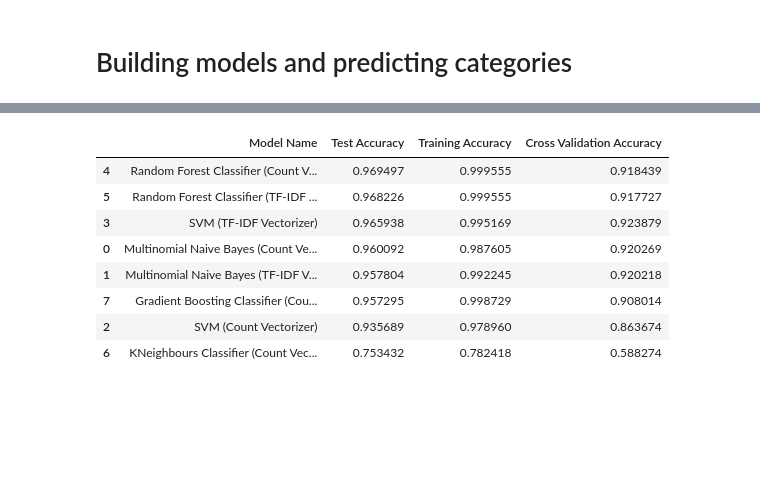
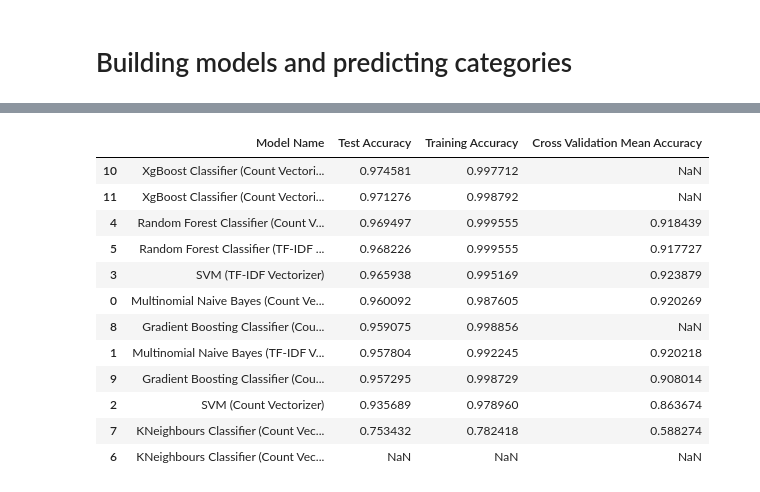
Before and after one commit to kushagra219/NLP-Category-Predictions-Task, a Jupyter notebook: Exploratory-Data-Analysis.ipynb, the cells around one changed output, grey strips where cells are left out. Saved outputs shown, nothing was run; the diff lists cells and outputs as text; code cells hidden in the pictures; blank space fills up the shorter version.

Commit message:
xg boost predictions addded and other minor changes

```diff
--- a/Exploratory-Data-Analysis.ipynb
+++ b/Exploratory-Data-Analysis.ipynb
@@ -566,16 +597,20 @@ print(y_test.shape)
 # %%
-df_results = pd.read_excel('models_accuracy.xlsx')
+df_results = pd.read_excel('models-accuracy.xlsx')
 
 df_results = df_results.sort_values(by=["Test Accuracy"], ascending = False)
 
 display(df_results)
 # %% [output]
-|  | Model Name | Test Accuracy | Training Accuracy | Cross Validation Accuracy |
+|  | Model Name | Test Accuracy | Training Accuracy | Cross Validation Mean Accuracy |
+| 10 | XgBoost Classifier (Count Vectori... | 0.974581 | 0.997712 | NaN |
+| 11 | XgBoost Classifier (Count Vectori... | 0.971276 | 0.998792 | NaN |
 | 4 | Random Forest Classifier (Count V... | 0.969497 | 0.999555 | 0.918439 |
 | 5 | Random Forest Classifier (TF-IDF ... | 0.968226 | 0.999555 | 0.917727 |
 | 3 | SVM (TF-IDF Vectorizer) | 0.965938 | 0.995169 | 0.923879 |
 | 0 | Multinomial Naive Bayes (Count Ve... | 0.960092 | 0.987605 | 0.920269 |
+| 8 | Gradient Boosting Classifier (Cou... | 0.959075 | 0.998856 | NaN |
 | 1 | Multinomial Naive Bayes (TF-IDF V... | 0.957804 | 0.992245 | 0.920218 |
-| 7 | Gradient Boosting Classifier (Cou... | 0.957295 | 0.998729 | 0.908014 |
+| 9 | Gradient Boosting Classifier (Cou... | 0.957295 | 0.998729 | 0.908014 |
 | 2 | SVM (Count Vectorizer) | 0.935689 | 0.978960 | 0.863674 |
-| 6 | KNeighbours Classifier (Count Vec... | 0.753432 | 0.782418 | 0.588274 |
+| 7 | KNeighbours Classifier (Count Vec... | 0.753432 | 0.782418 | 0.588274 |
+| 6 | KNeighbours Classifier (Count Vec... | NaN | NaN | NaN |
```
Also changed, not shown: parts of 22 cells of this notebook, 13 other files.
